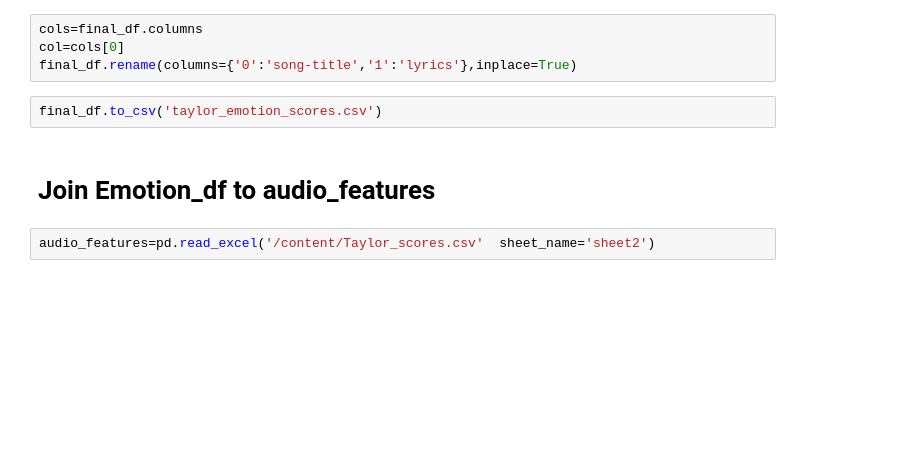
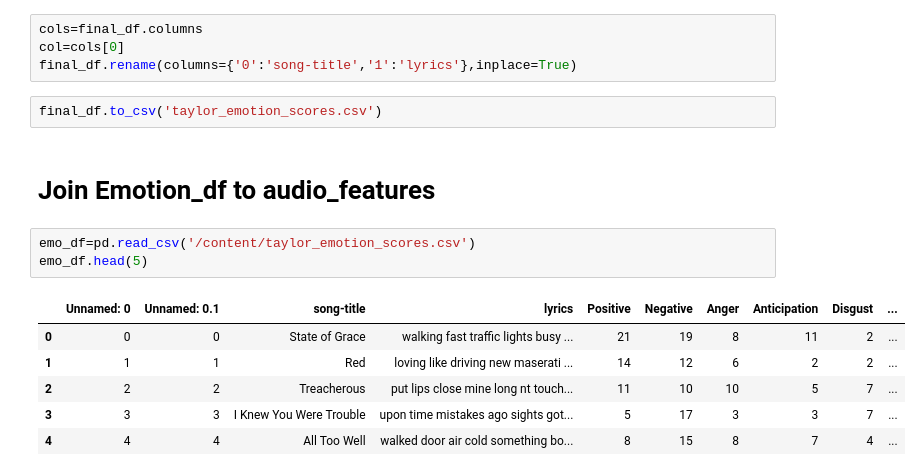
Before and after one commit to Gail529/Taylor, a Jupyter notebook: emotions.ipynb, the cells around one changed output. Drawn from its saved outputs; the diff is of its cells as text; blank space fills up the shorter version.

Commit message:
combined the audio and lyrical features

```diff
--- a/emotions.ipynb
+++ b/emotions.ipynb
@@ -170,5 +168,13 @@ final_df.rename(columns={'0':'song-title','1':'lyrics'},inplace=True)
 final_df.to_csv('taylor_emotion_scores.csv')
 # %% [markdown]
 # Join Emotion_df to audio_features
-# %%
-audio_features=pd.read_excel('/content/Taylor_scores.csv'  sheet_name='sheet2')
+# %%
+emo_df=pd.read_csv('/content/taylor_emotion_scores.csv')
+emo_df.head(5)
+# %% [output]
+|  | Unnamed: 0 | Unnamed: 0.1 | song-title | lyrics | Positive | Negative | Anger | Anticipation | Disgust | ... |
+| 0 | 0 | 0 | State of Grace | walking fast traffic lights busy ... | 21 | 19 | 8 | 11 | 2 | ... |
+| 1 | 1 | 1 | Red | loving like driving new maserati ... | 14 | 12 | 6 | 2 | 2 | ... |
+| 2 | 2 | 2 | Treacherous | put lips close mine long nt touch... | 11 | 10 | 10 | 5 | 7 | ... |
+| 3 | 3 | 3 | I Knew You Were Trouble | upon time mistakes ago sights got... | 5 | 17 | 3 | 3 | 7 | ... |
+| 4 | 4 | 4 | All Too Well | walked door air cold something bo... | 8 | 15 | 8 | 7 | 4 | ... |
```
Also changed, not shown: parts of 10 cells of this notebook.
